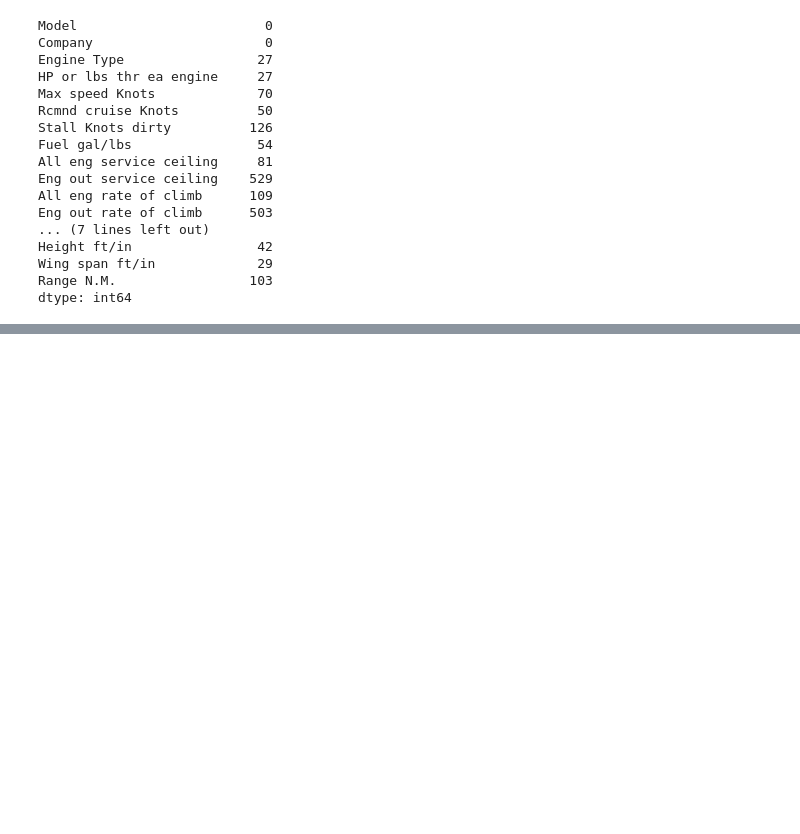
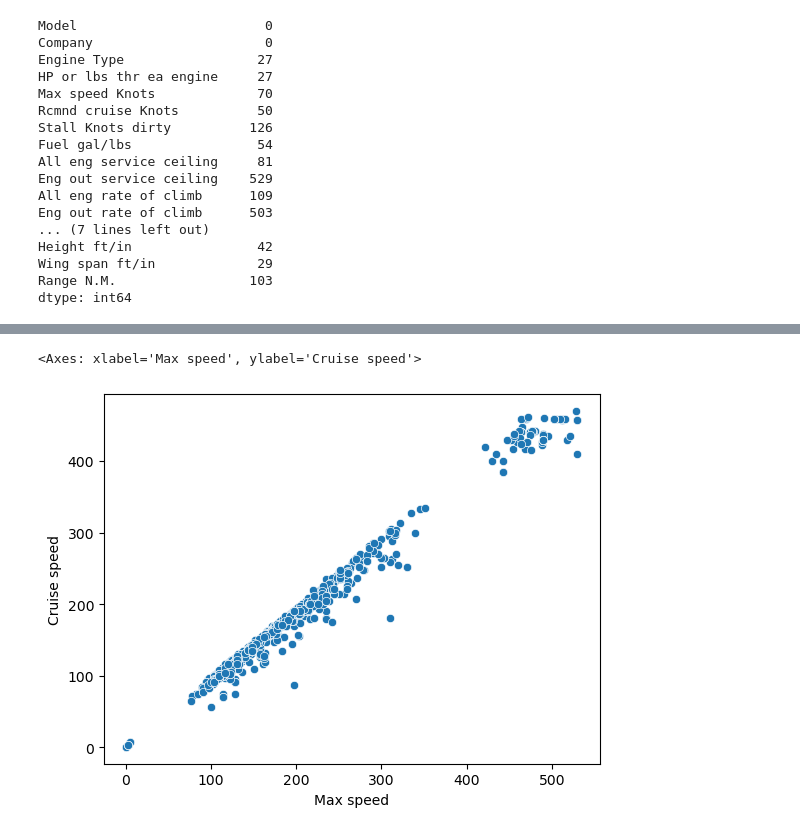
Before and after one commit to Malavikajaganathann/Python-Projects, a Jupyter notebook: Aircraft project.ipynb, the cells around one changed output, grey strips where cells are left out. Drawn from its saved outputs; the diff is of its cells as text; code cells hidden in the pictures; blank space fills up the shorter version.

```diff
--- a/Aircraft project.ipynb
+++ b/Aircraft project.ipynb
@@ -195,0 +184,4 @@ array(['145', '85', '90', '65', '350', '290', '680', '600', '525', '450',
+# %%
+df["Max speed"] = pd.to_numeric(df["Max speed"], errors="coerce")
+df["Cruise speed"] = pd.to_numeric(df["Cruise speed"], errors="coerce")
+df.isnull().sum()
@@ -195,0 +208,6 @@ array(['145', '85', '90', '65', '350', '290', '680', '600', '525', '450',
+# %%
+import seaborn as sns
+sns.scatterplot(x="Max speed",y="Cruise speed",data=df)
+# %% [output]
+<Axes: xlabel='Max speed', ylabel='Cruise speed'>
+[figure, added]
```
Also changed, not shown: parts of 25 cells of this notebook.
